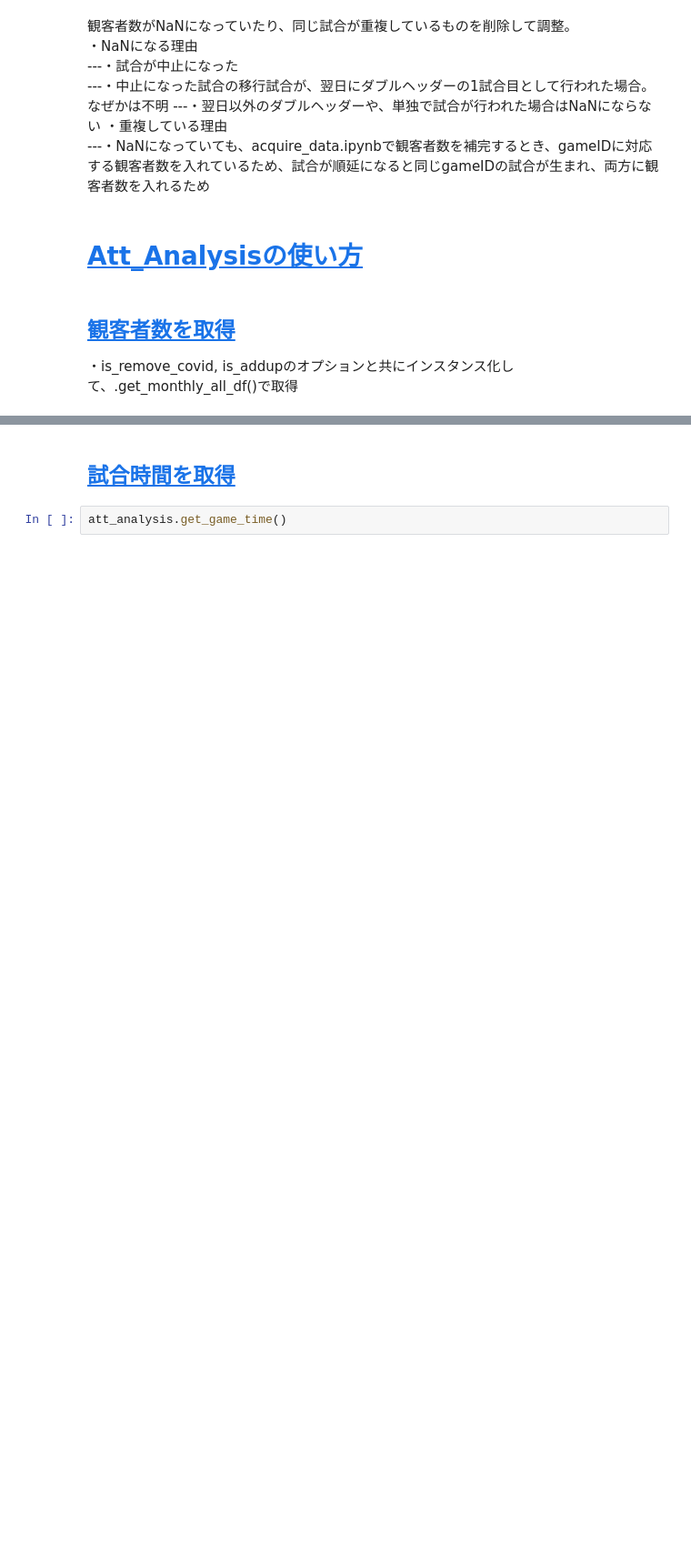
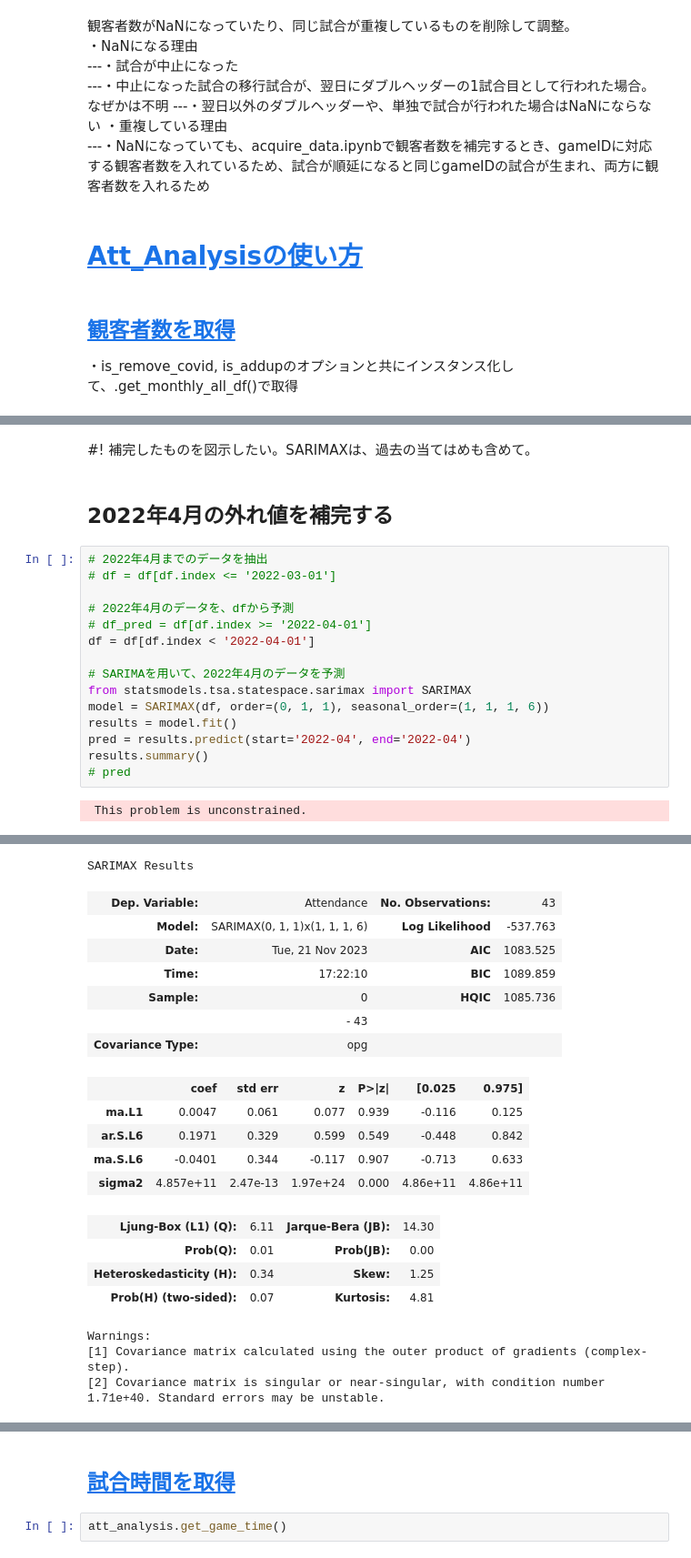
Before and after one commit to mohki7/graduation_thesis, a Jupyter notebook: Analysis.ipynb, the cells around one changed output, grey strips where cells are left out. Shown at 91% size. Saved outputs shown, nothing was run; the diff lists cells and outputs as text; blank space fills up the shorter version.

```diff
--- a/Analysis.ipynb
+++ b/Analysis.ipynb
@@ -82,0 +114,21 @@ df
+# %% [markdown]
+#! 補完したものを図示したい。SARIMAXは、過去の当てはめも含めて。
+# %% [markdown]
+## 2022年4月の外れ値を補完する
+# %%
+# 2022年4月までのデータを抽出
+# df = df[df.index <= '2022-03-01']
+
+# 2022年4月のデータを、dfから予測
+# df_pred = df[df.index >= '2022-04-01']
+df = df[df.index < '2022-04-01']
+
+# SARIMAを用いて、2022年4月のデータを予測
+from statsmodels.tsa.statespace.sarimax import SARIMAX
+model = SARIMAX(df, order=(0, 1, 1), seasonal_order=(1, 1, 1, 6))
+results = model.fit()
+pred = results.predict(start='2022-04', end='2022-04')
+results.summary()
+# pred
+# %% [output]
+ This problem is unconstrained.
@@ -82,0 +152,20 @@ df
+SARIMAX Results
+| Dep. Variable: | Attendance | No. Observations: | 43 |
+| Model: | SARIMAX(0, 1, 1)x(1, 1, 1, 6) | Log Likelihood | -537.763 |
+| Date: | Tue, 21 Nov 2023 | AIC | 1083.525 |
+| Time: | 17:22:10 | BIC | 1089.859 |
+| Sample: | 0 | HQIC | 1085.736 |
+|  | - 43 |  |  |
+| Covariance Type: | opg |  |  |
+|  | coef | std err | z | P>|z| | [0.025 | 0.975] |
+| ma.L1 | 0.0047 | 0.061 | 0.077 | 0.939 | -0.116 | 0.125 |
+| ar.S.L6 | 0.1971 | 0.329 | 0.599 | 0.549 | -0.448 | 0.842 |
+| ma.S.L6 | -0.0401 | 0.344 | -0.117 | 0.907 | -0.713 | 0.633 |
+| sigma2 | 4.857e+11 | 2.47e-13 | 1.97e+24 | 0.000 | 4.86e+11 | 4.86e+11 |
+| Ljung-Box (L1) (Q): | 6.11 | Jarque-Bera (JB): | 14.30 |
+| Prob(Q): | 0.01 | Prob(JB): | 0.00 |
+| Heteroskedasticity (H): | 0.34 | Skew: | 1.25 |
+| Prob(H) (two-sided): | 0.07 | Kurtosis: | 4.81 |
+Warnings:
+[1] Covariance matrix calculated using the outer product of gradients (complex-step).
+[2] Covariance matrix is singular or near-singular, with condition number 1.71e+40. Standard errors may be unstable.
```
Also changed, not shown: parts of 9 cells of this notebook, 3 other files.
